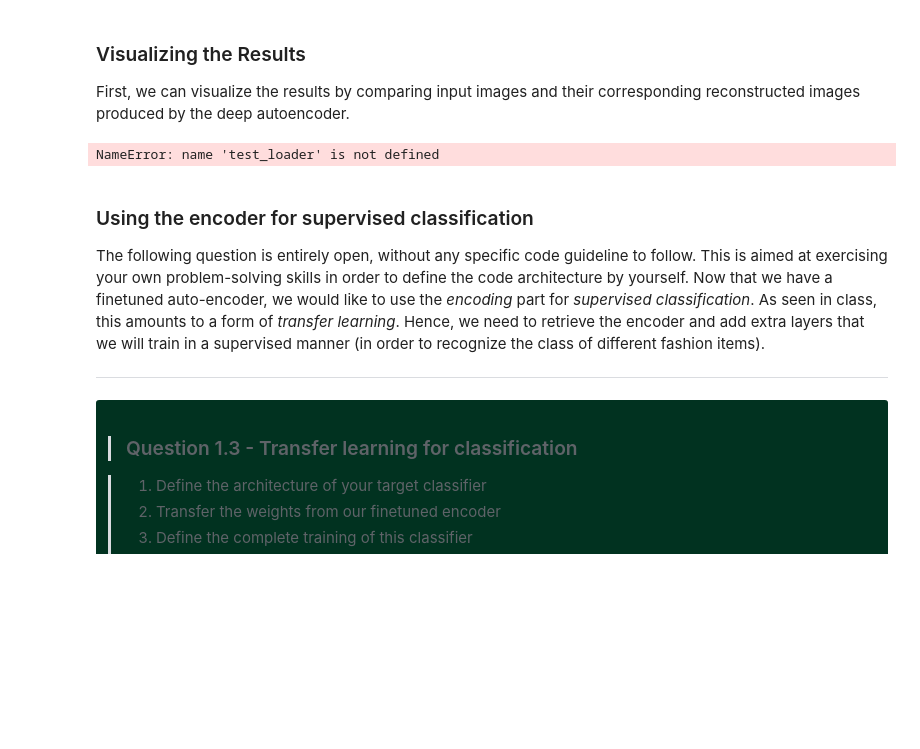
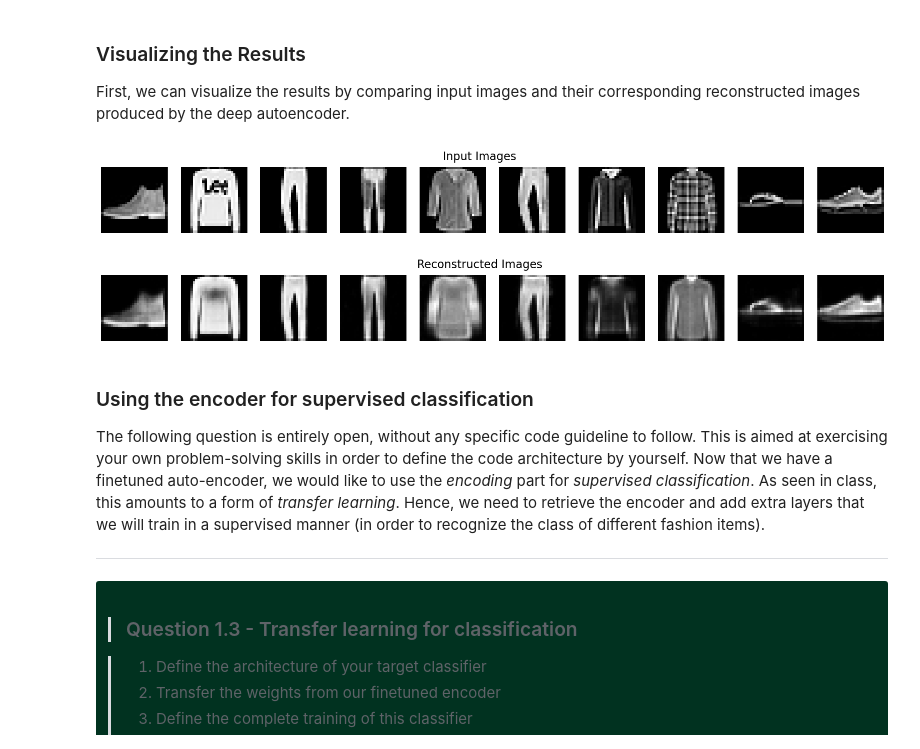
Before and after one commit to Jovillios/creative_ml, a Jupyter notebook: 04_deep_learning.ipynb, the cells around one changed output. Drawn from its saved outputs; the diff is of its cells as text; code cells hidden in the pictures; blank space fills up the shorter version.

```diff
--- a/04_deep_learning.ipynb
+++ b/04_deep_learning.ipynb
@@ -554,15 +553,16 @@ def pretrain_layer(pretrained_layers, layer_id, layer_in, layer_out, train_loade
     # Training loop
     for epoch in range(num_epochs):
         for batch_features, _ in train_loader:
-            # Eventually pass the batch through our previous layers
-            batch_encoded = batch_features.view(128,-1)
-            for i in range(layer_id):
-                batch_encoded = pretrained_layers[i].forward(batch_encoded)
+            with torch.no_grad():
+                # Eventually pass the batch through our previous layers
+                batch_encoded = batch_features.view(-1, 28 * 28)
+                for i in range(layer_id):
+                    batch_encoded = pretrained_layers[i][0].forward(batch_encoded)
+                    batch_encoded = pretrained_layers[i][1].forward(batch_encoded)
+
             # Training loop for a given layer
-            ...
-            x = batch_encoded
+            x = batch_encoded.requires_grad_()
             y_pred = shallow_autoencoder.forward(x)
-
             loss = criterion(y_pred, x)
 
             optimizer.zero_grad()
@@ -573,7 +573,6 @@ def pretrain_layer(pretrained_layers, layer_id, layer_in, layer_out, train_loade
 
         # Print the corresponding advances
         print(f"Epoch [{epoch+1}/{num_epochs}], Loss: {loss.item():.4f}")
-
     # Return the trained shallow autoencoder
     return shallow_autoencoder
 
@@ -613,32 +636,31 @@ If you check the documentation and code for the `nn.Linear` layer, you can see t
 ***
 # %%
 # Initialize the deep autoencoder with pretrained weights
-autoencoder = DeepAutoencoder().to(device)
+autoencoder = DeepAutoencoder()
 # Load pretrained weights into the deep autoencoder
 for i, layer in enumerate(autoencoder.encoder):
     if isinstance(layer, nn.Linear):
         ######################
-        layer.weight.data = pretrained_layer[i][0].weight.data
-        layer.bias.data = pretrained_layer[i][0].bias.data
+        layer.weight.data = pretrained_layers[i//2][0].weight.data
+        layer.bias.data = pretrained_layers[i//2][0].bias.data
 
 for i, layer in enumerate(autoencoder.decoder):
     if isinstance(layer, nn.Linear):
-        layer.weight.data = pretrained_layer[i][2].weight.data
-        layer.bias.data = pretrained_layer[i][2].bias.data
+        layer.weight.data = pretrained_layers[-i//2 - 1][2].weight.data
+        layer.bias.data = pretrained_layers[-i//2 - 1][2].bias.data
 
 ######################
 # YOUR CODE GOES HERE
 ######################
 # Fine-tune the deep autoencoder
 criterion = torch.nn.MSELoss(reduction='sum')
-    optimizer = torch.optim.SGD(autoencoder.parameters(), lr=1e-4)
+optimizer = torch.optim.SGD(autoencoder.parameters(), lr=1e-4)
 num_epochs = 100
 
 for epoch in range(num_epochs):
     for batch_features, _ in train_loader:
 
         x = batch_features.view(-1, 784)
-
         y_pred = autoencoder.forward(x)
 
         loss = criterion(y_pred, x)
@@ -658,27 +698,28 @@ First, we can visualize the results by comparing input images and their correspo
 # %%
 import matplotlib.pyplot as plt
 import numpy as np
 
 # Function to display images
 def display_images(images, title):
     fig, axes = plt.subplots(nrows=1, ncols=10, figsize=(20, 2))
     for i, ax in enumerate(axes):
         ax.imshow(images[i].reshape(28, 28), cmap='gray')
         ax.axis('off')
     plt.suptitle(title, fontsize=16)
     plt.show()
 
 # Display the input and reconstructed images
 for batch_features, _ in test_loader:
-    batch_features = batch_features.view(-1, 28 * 28).to(device)
+    batch_features = batch_features.view(-1, 28 * 28)
     outputs = autoencoder(batch_features)
     input_images = batch_features.cpu().detach().numpy()
     reconstructed_images = outputs.cpu().detach().numpy()
     display_images(input_images, 'Input Images')
     display_images(reconstructed_images, 'Reconstructed Images')
     break
 # %% [output]
-NameError: name 'test_loader' is not defined
+[figure, added]
+[figure, added]
 # %% [markdown]
 <a name="finetuning"></a>
 ### Using the encoder for supervised classification
```
Also changed, not shown: parts of 15 cells of this notebook, 2 other files.
